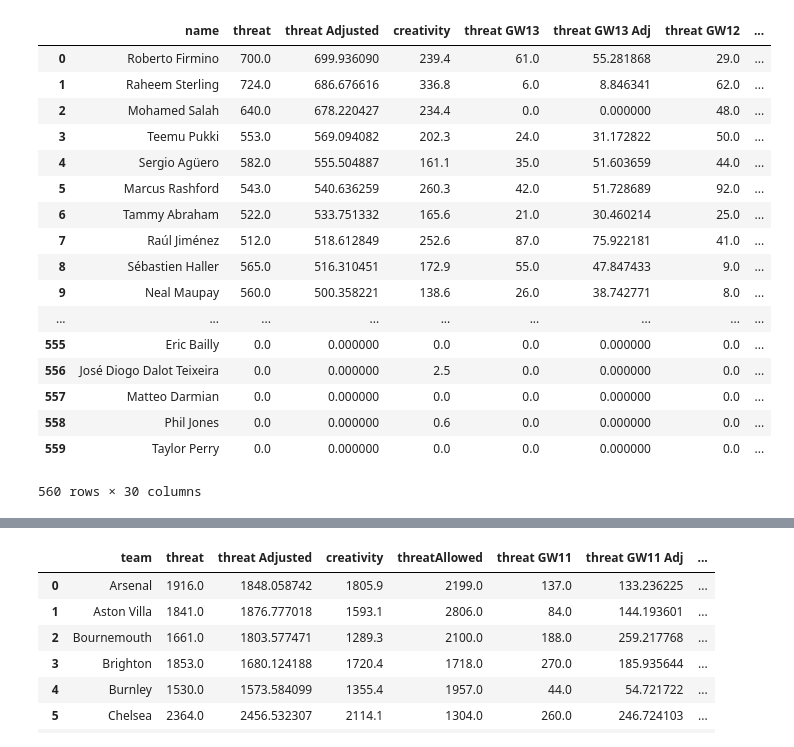
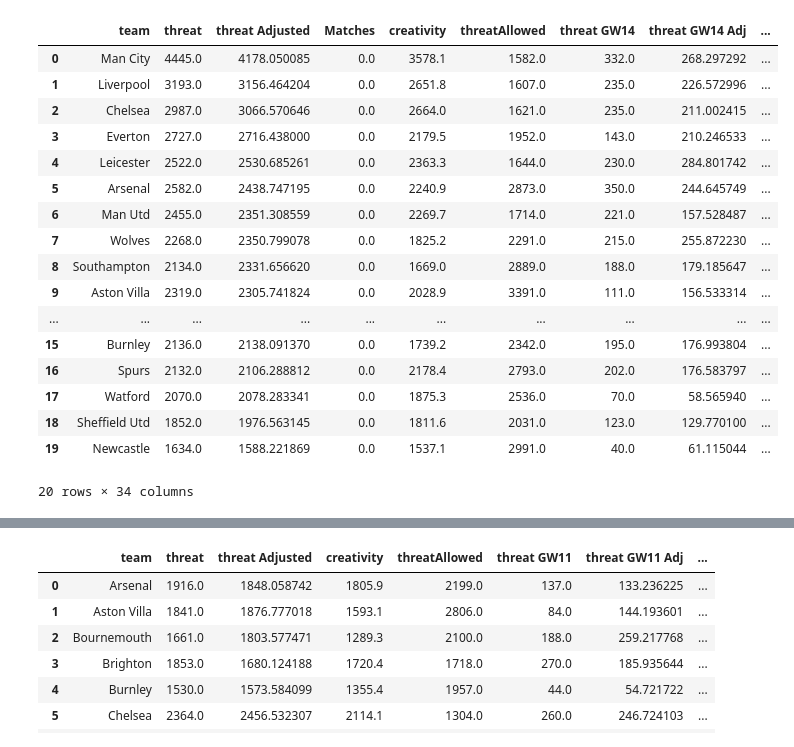
Before and after one commit to sminata/tikeve.github.io, a Jupyter notebook: brr.ipynb, the cells around one changed output, grey strips where cells are left out. Cells and saved outputs as stored; diff of their text form; code cells hidden in the pictures.

```diff
--- a/brr.ipynb
+++ b/brr.ipynb
@@ -25,19 +25,6 @@ def noZ(a):
             b[i]=1
     return b
 
-#Figuring out ended lastGameweek   lastGW
-
-if Fixtures.at[1,'minutes'] != 90:
-    lastGW = 0
-elif Fixtures.at[len(Fixtures)-1,'minutes'] == 90:
-    lastGW = Fixtures.at[len(Fixtures)-1,'event']
-else:
-    for i in range(1,len(Fixtures)):
-        if Fixtures.at[i,'minutes'] != 90:
-            lastGW = Fixtures.at[i-1,'event']
-            break
-lastGW = int(lastGW)
-
 
 p1 = requests.get(url1)
 page1 = BeautifulSoup(p1.text)
@@ -55,6 +42,7 @@ bigTable = bigTable[['team', 'element_type', 'web_name', 'goals_scored', 'assist
                'transfers_in_event', 'transfers_out_event', 'transfers_in', 'transfers_out',
                'chance_of_playing_this_round', 'chance_of_playing_next_round', 'news_added', 'news', 'status',
                'ep_this', 'ep_next', 'first_name', 'second_name', 'team_code', 'id', 'photo', 'special', 'squad_number', 'code']]
+bigTable['full_name'] = bigTable['first_name']+' '+bigTable['second_name']
 bigTable.to_excel('fpltable.xlsx')
 
 p4 = requests.get(url4)
@@ -63,6 +51,19 @@ data4 = str(page4.p)[3:-4]
 d4 = json.loads(data4)
 Fixtures = pd.DataFrame(d4)
 Fixtures.to_excel('fplfixtures.xlsx')
+
+#Figuring out ended lastGameweek   lastGW
+
+if Fixtures.at[1,'minutes'] != 90:
+    lastGW = 0
+elif Fixtures.at[len(Fixtures)-1,'minutes'] == 90:
+    lastGW = Fixtures.at[len(Fixtures)-1,'event']
+else:
+    for i in range(1,len(Fixtures)):
+        if Fixtures.at[i,'minutes'] != 90:
+            lastGW = Fixtures.at[i-1,'event']
+            break
+lastGW = int(lastGW)
 
 Gameweeks = pd.DataFrame()
 for i in range(1,2*team_number - 1):
@@ -83,7 +84,7 @@ for i in range(1,2*team_number - 1):
 
 
 teams = dict(zip(pd.DataFrame(d1['teams'])['id'],pd.DataFrame(d1['teams'])['name']))
-players = dict(zip(bigTable['id'],bigTable['first_name']+' '+bigTable['second_name']))
+players = dict(zip(bigTable['id'],bigTable['full_name']))
 teamplayers = dict(zip(bigTable['id'],bigTable['team']))
 
 Gameweeks['team'] = [teamplayers[i] for i in Gameweeks['id']]
@@ -213,52 +215,52 @@ for j in range(lastGW,0,-1):
                                              for i in range(1,team_number+1)]
 
     TablePlayers['threat GW'+str(j)+' Adj'] = [TablePlayers.at[i,'threat GW'+str(j)]*threatAllowedAv/ \
     TableTeams.at[toint(Gameweeks[(Gameweeks['id']==TablePlayers.iat[i,0])& \
                                 (Gameweeks['gameweek']==j)]['teamAgainst'].mean()-1), \
                   'threatAllowed'] for i in range(len(TablePlayers))]
 
     TableTeams['threat Adjusted'] = TableTeams['threat Adjusted'] + TableTeams['threat GW'+str(j)+' Adj']
     TablePlayers['threat Adjusted'] = TablePlayers['threat Adjusted'] + TablePlayers['threat GW'+str(j)+' Adj']
     #pd.to_numeric(TableTeams['threat GW'+str(j)+' Adj'], downcast = 'integer')
 
 
 #Запись таблиц
 
 TableTeamsToWrite = TableTeams.copy()
 del TableTeamsToWrite['id']
 TableTeamsToWrite.sort_values('threat Adjusted', ascending = False, inplace = True)
 TableTeamsToWrite = TableTeamsToWrite.reset_index(drop = True)
 TableTeamsToWrite.to_excel('TableTeams.xlsx')
 
 TablePlayersToWrite = TablePlayers.copy()
 del TablePlayersToWrite['id']
 TablePlayersToWrite.sort_values('threat Adjusted', ascending = False, inplace = True)
 TablePlayersToWrite = TablePlayersToWrite.reset_index(drop = True)
 TablePlayersToWrite.to_excel('TablePlayers.xlsx')
 
 
 
 Gameweeks[Gameweeks['team']==5]['threat'].sum()
-TablePlayersToWrite
+TableTeamsToWrite
 # %% [output]
-|  | name | threat | threat Adjusted | creativity | threat GW13 | threat GW13 Adj | threat GW12 | ... |
-| 0 | Roberto Firmino | 700.0 | 699.936090 | 239.4 | 61.0 | 55.281868 | 29.0 | ... |
-| 1 | Raheem Sterling | 724.0 | 686.676616 | 336.8 | 6.0 | 8.846341 | 62.0 | ... |
-| 2 | Mohamed Salah | 640.0 | 678.220427 | 234.4 | 0.0 | 0.000000 | 48.0 | ... |
-| 3 | Teemu Pukki | 553.0 | 569.094082 | 202.3 | 24.0 | 31.172822 | 50.0 | ... |
-| 4 | Sergio Agüero | 582.0 | 555.504887 | 161.1 | 35.0 | 51.603659 | 44.0 | ... |
-| 5 | Marcus Rashford | 543.0 | 540.636259 | 260.3 | 42.0 | 51.728689 | 92.0 | ... |
-| 6 | Tammy Abraham | 522.0 | 533.751332 | 165.6 | 21.0 | 30.460214 | 25.0 | ... |
-| 7 | Raúl Jiménez | 512.0 | 518.612849 | 252.6 | 87.0 | 75.922181 | 41.0 | ... |
-| 8 | Sébastien Haller | 565.0 | 516.310451 | 172.9 | 55.0 | 47.847433 | 9.0 | ... |
-| 9 | Neal Maupay | 560.0 | 500.358221 | 138.6 | 26.0 | 38.742771 | 8.0 | ... |
-| ... | ... | ... | ... | ... | ... | ... | ... | ... |
-| 555 | Eric Bailly | 0.0 | 0.000000 | 0.0 | 0.0 | 0.000000 | 0.0 | ... |
-| 556 | José Diogo Dalot Teixeira | 0.0 | 0.000000 | 2.5 | 0.0 | 0.000000 | 0.0 | ... |
-| 557 | Matteo Darmian | 0.0 | 0.000000 | 0.0 | 0.0 | 0.000000 | 0.0 | ... |
-| 558 | Phil Jones | 0.0 | 0.000000 | 0.6 | 0.0 | 0.000000 | 0.0 | ... |
-| 559 | Taylor Perry | 0.0 | 0.000000 | 0.0 | 0.0 | 0.000000 | 0.0 | ... |
+|  | team | threat | threat Adjusted | Matches | creativity | threatAllowed | threat GW14 | threat GW14 Adj | ... |
+| 0 | Man City | 4445.0 | 4178.050085 | 0.0 | 3578.1 | 1582.0 | 332.0 | 268.297292 | ... |
+| 1 | Liverpool | 3193.0 | 3156.464204 | 0.0 | 2651.8 | 1607.0 | 235.0 | 226.572996 | ... |
+| 2 | Chelsea | 2987.0 | 3066.570646 | 0.0 | 2664.0 | 1621.0 | 235.0 | 211.002415 | ... |
+| 3 | Everton | 2727.0 | 2716.438000 | 0.0 | 2179.5 | 1952.0 | 143.0 | 210.246533 | ... |
+| 4 | Leicester | 2522.0 | 2530.685261 | 0.0 | 2363.3 | 1644.0 | 230.0 | 284.801742 | ... |
+| 5 | Arsenal | 2582.0 | 2438.747195 | 0.0 | 2240.9 | 2873.0 | 350.0 | 244.645749 | ... |
+| 6 | Man Utd | 2455.0 | 2351.308559 | 0.0 | 2269.7 | 1714.0 | 221.0 | 157.528487 | ... |
+| 7 | Wolves | 2268.0 | 2350.799078 | 0.0 | 1825.2 | 2291.0 | 215.0 | 255.872230 | ... |
+| 8 | Southampton | 2134.0 | 2331.656620 | 0.0 | 1669.0 | 2889.0 | 188.0 | 179.185647 | ... |
+| 9 | Aston Villa | 2319.0 | 2305.741824 | 0.0 | 2028.9 | 3391.0 | 111.0 | 156.533314 | ... |
+| ... | ... | ... | ... | ... | ... | ... | ... | ... | ... |
+| 15 | Burnley | 2136.0 | 2138.091370 | 0.0 | 1739.2 | 2342.0 | 195.0 | 176.993804 | ... |
+| 16 | Spurs | 2132.0 | 2106.288812 | 0.0 | 2178.4 | 2793.0 | 202.0 | 176.583797 | ... |
+| 17 | Watford | 2070.0 | 2078.283341 | 0.0 | 1875.3 | 2536.0 | 70.0 | 58.565940 | ... |
+| 18 | Sheffield Utd | 1852.0 | 1976.563145 | 0.0 | 1811.6 | 2031.0 | 123.0 | 129.770100 | ... |
+| 19 | Newcastle | 1634.0 | 1588.221869 | 0.0 | 1537.1 | 2991.0 | 40.0 | 61.115044 | ... |
-560 rows × 30 columns
+20 rows × 34 columns
 # %%
 #Team tables
 
```
Also changed, not shown: parts of 6 cells of this notebook, 16 other files.
